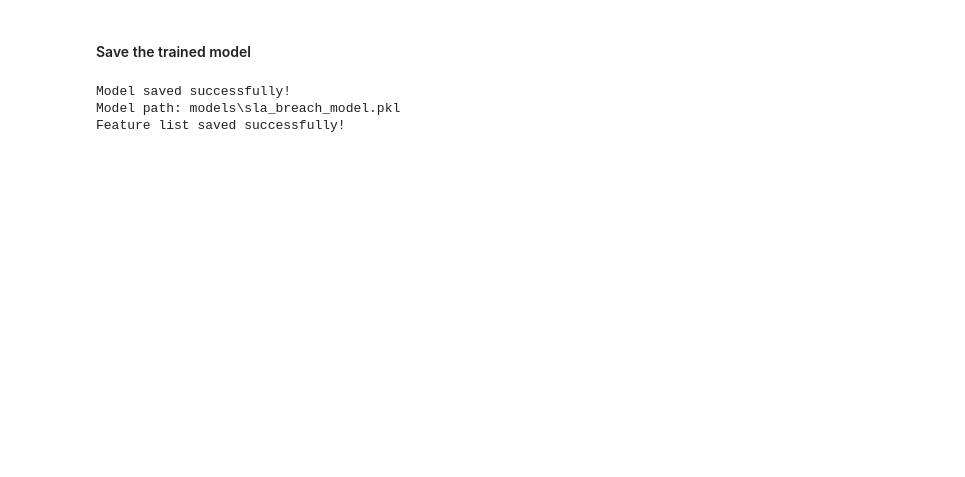
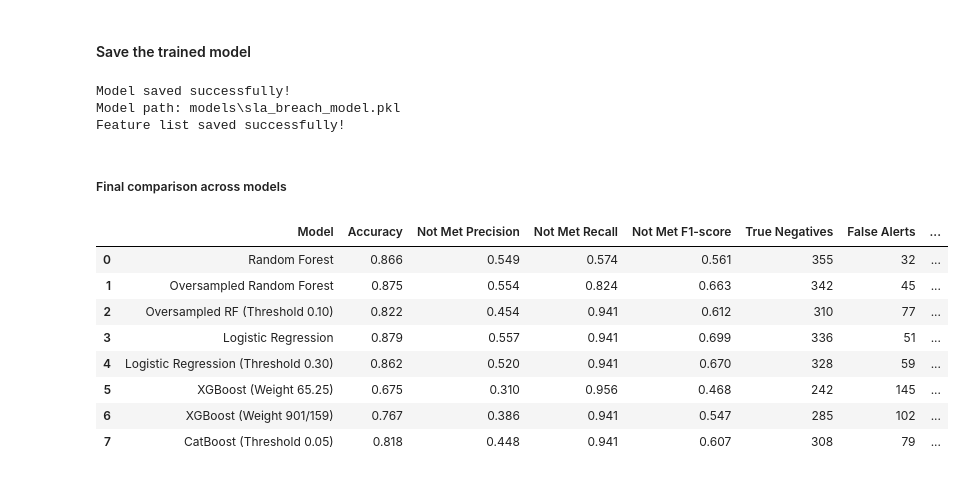
Before and after one commit to Janani334/ITHelpDesk_SLA-Breach_Prediction, a Jupyter notebook: Machine_Learning/Tickets_SLA_Prediction - Copy.ipynb, the cells around one changed output. Saved outputs shown, nothing was run; the diff lists cells and outputs as text; code cells hidden in the pictures; blank space fills up the shorter version.

```diff
--- a/Machine_Learning/Tickets_SLA_Prediction - Copy.ipynb
+++ b/Machine_Learning/Tickets_SLA_Prediction - Copy.ipynb
@@ -1039,6 +1039,8 @@ y_prob_xgb = xgb_model.predict_proba(X_test)[:, 1]
 threshold_xgb = 0.10
 y_pred_xgb = (y_prob_xgb >= threshold_xgb).astype(int)
 
+y_pred_xgb_65_25 = y_pred_xgb.copy()
+
 # Evaluate model
 print("XGBoost Threshold:", threshold_xgb)
 print("\nConfusion Matrix:")
@@ -1332,3 +1336,76 @@ print("Feature list saved successfully!")
 Model saved successfully!
 Model path: models\sla_breach_model.pkl
 Feature list saved successfully!
+# %% [markdown]
+##### Final comparison across models
+# %%
+from sklearn.metrics import (
+    accuracy_score,
+    precision_score,
+    recall_score,
+    f1_score,
+    confusion_matrix
+)
+
+# Collect predictions from all model versions
+all_model_predictions = {
+    "Random Forest": y_pred,
+
+    "Oversampled Random Forest": y_pred_ros,
+
+    "Oversampled RF (Threshold 0.10)": y_pred_ros_10,
+
+    "Logistic Regression": y_pred_lr,
+
+    "Logistic Regression (Threshold 0.30)": y_pred_lr_30,
+
+    "XGBoost (Weight 65.25)": y_pred_xgb_65_25,
+
+    "XGBoost (Weight 901/159)": y_pred_xgb,
+
+    "CatBoost (Threshold 0.05)": y_pred_cat
+}
+
+# Store the results
+results = []
+
+for name, predictions in all_model_predictions.items():
+
+    tn, fp, fn, tp = confusion_matrix(
+        y_test,
+        predictions,
+        labels=[0, 1]
+    ).ravel()
+
+    results.append({
+        "Model": name,
+        "Accuracy": accuracy_score(y_test, predictions),
+        "Not Met Precision": precision_score(
+            y_test, predictions, pos_label=1, zero_division=0
+        ),
+        "Not Met Recall": recall_score(
+            y_test, predictions, pos_label=1, zero_division=0
+        ),
+        "Not Met F1-score": f1_score(
+            y_test, predictions, pos_label=1, zero_division=0
+        ),
+        "True Negatives": tn,
+        "False Alerts": fp,
+        "Breaches Missed": fn,
+        "Breaches Detected": tp
+    })
+
+# Display the comparison table
+final_comparison = pd.DataFrame(results)
+
+display(final_comparison.round(3))
+# %% [output]
+|  | Model | Accuracy | Not Met Precision | Not Met Recall | Not Met F1-score | True Negatives | False Alerts | ... |
+| 0 | Random Forest | 0.866 | 0.549 | 0.574 | 0.561 | 355 | 32 | ... |
+| 1 | Oversampled Random Forest | 0.875 | 0.554 | 0.824 | 0.663 | 342 | 45 | ... |
+| 2 | Oversampled RF (Threshold 0.10) | 0.822 | 0.454 | 0.941 | 0.612 | 310 | 77 | ... |
+| 3 | Logistic Regression | 0.879 | 0.557 | 0.941 | 0.699 | 336 | 51 | ... |
+| 4 | Logistic Regression (Threshold 0.30) | 0.862 | 0.520 | 0.941 | 0.670 | 328 | 59 | ... |
+| 5 | XGBoost (Weight 65.25) | 0.675 | 0.310 | 0.956 | 0.468 | 242 | 145 | ... |
+| 6 | XGBoost (Weight 901/159) | 0.767 | 0.386 | 0.941 | 0.547 | 285 | 102 | ... |
+| 7 | CatBoost (Threshold 0.05) | 0.818 | 0.448 | 0.941 | 0.607 | 308 | 79 | ... |
```
Also changed, not shown: parts of 2 cells of this notebook, 3 other files.
